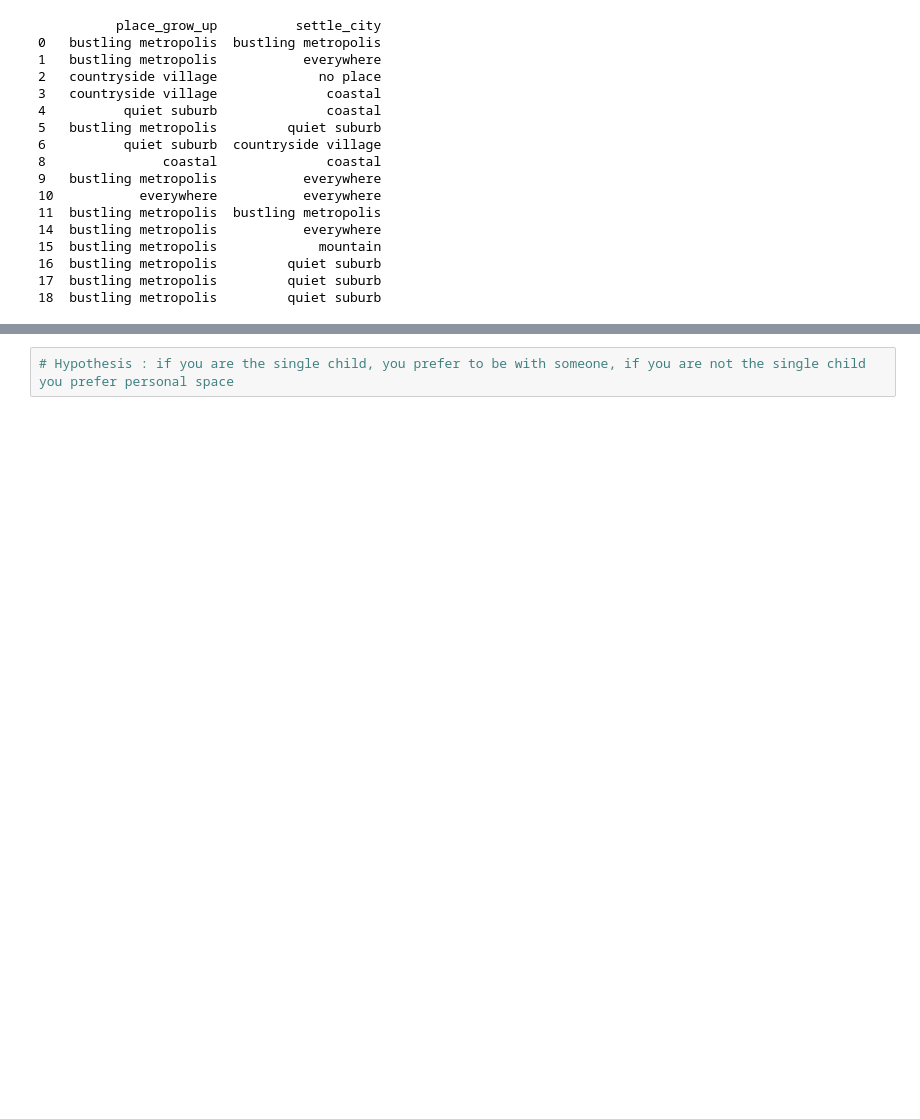
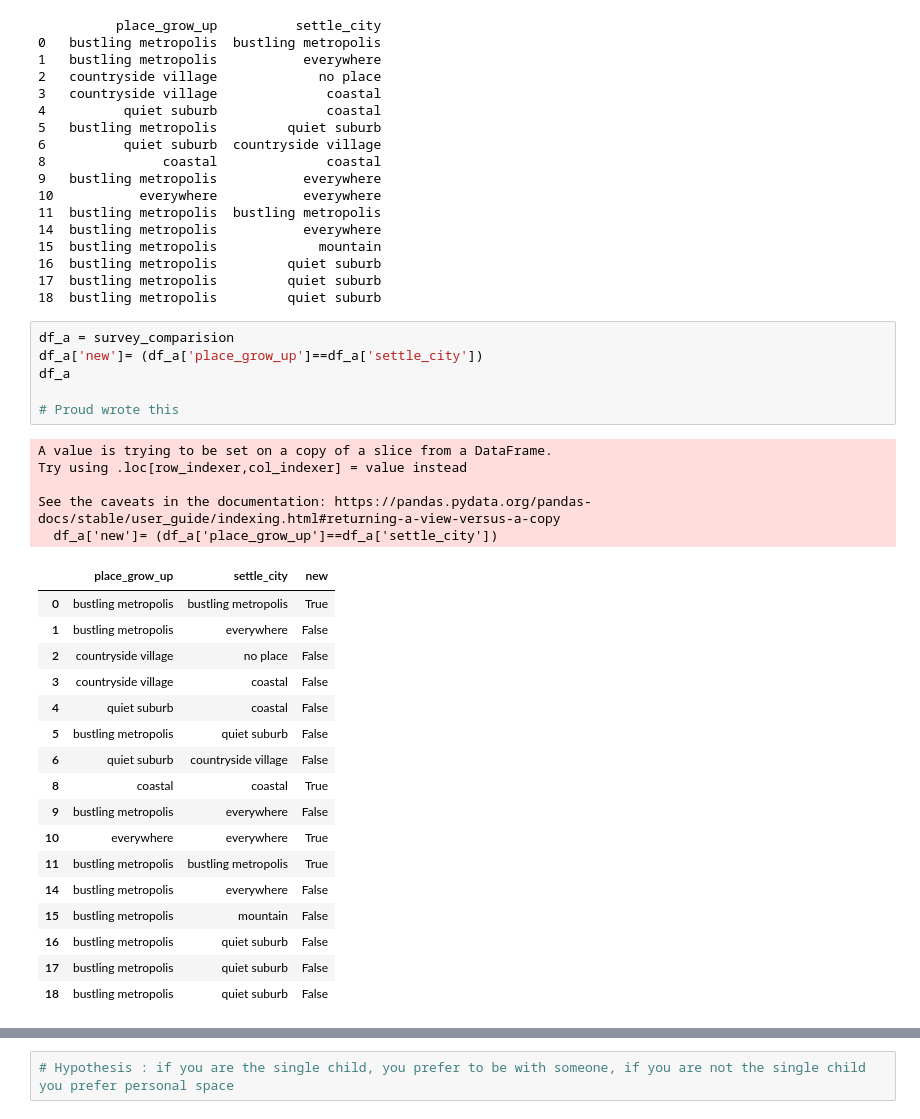
Before and after one commit to ziyan0109/Data_Analyse, a Jupyter notebook: Ziyan_DataAnalyse01.ipynb, the cells around one changed output, grey strips where cells are left out. Drawn from its saved outputs; the diff is of its cells as text; blank space fills up the shorter version.

```diff
--- a/Ziyan_DataAnalyse01.ipynb
+++ b/Ziyan_DataAnalyse01.ipynb
@@ -162,4 +162,33 @@ print (survey_comparision)
 16  bustling metropolis         quiet suburb
 17  bustling metropolis         quiet suburb
 18  bustling metropolis         quiet suburb
+# %%
+df_a = survey_comparision
+df_a['new']= (df_a['place_grow_up']==df_a['settle_city'])
+df_a
+
+# Proud wrote this
+# %% [output]
+A value is trying to be set on a copy of a slice from a DataFrame.
+Try using .loc[row_indexer,col_indexer] = value instead
+
+See the caveats in the documentation: https://pandas.pydata.org/pandas-docs/stable/user_guide/indexing.html#returning-a-view-versus-a-copy
+  df_a['new']= (df_a['place_grow_up']==df_a['settle_city'])
+|  | place_grow_up | settle_city | new |
+| 0 | bustling metropolis | bustling metropolis | True |
+| 1 | bustling metropolis | everywhere | False |
+| 2 | countryside village | no place | False |
+| 3 | countryside village | coastal | False |
+| 4 | quiet suburb | coastal | False |
+| 5 | bustling metropolis | quiet suburb | False |
+| 6 | quiet suburb | countryside village | False |
+| 8 | coastal | coastal | True |
+| 9 | bustling metropolis | everywhere | False |
+| 10 | everywhere | everywhere | True |
+| 11 | bustling metropolis | bustling metropolis | True |
+| 14 | bustling metropolis | everywhere | False |
+| 15 | bustling metropolis | mountain | False |
+| 16 | bustling metropolis | quiet suburb | False |
+| 17 | bustling metropolis | quiet suburb | False |
+| 18 | bustling metropolis | quiet suburb | False |
 # %%
```
Also changed, not shown: parts of 14 cells of this notebook.
